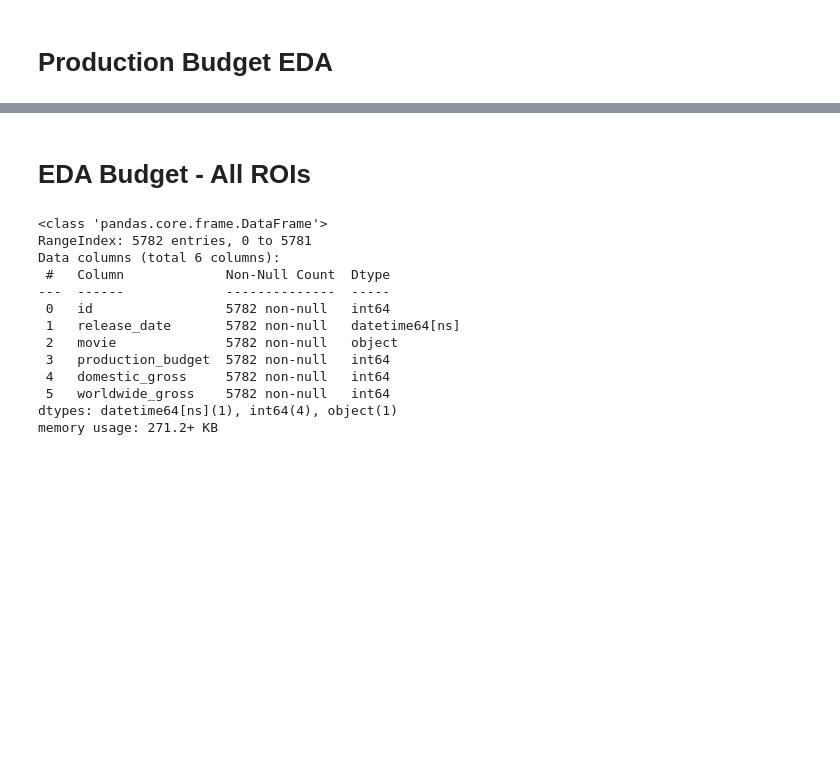
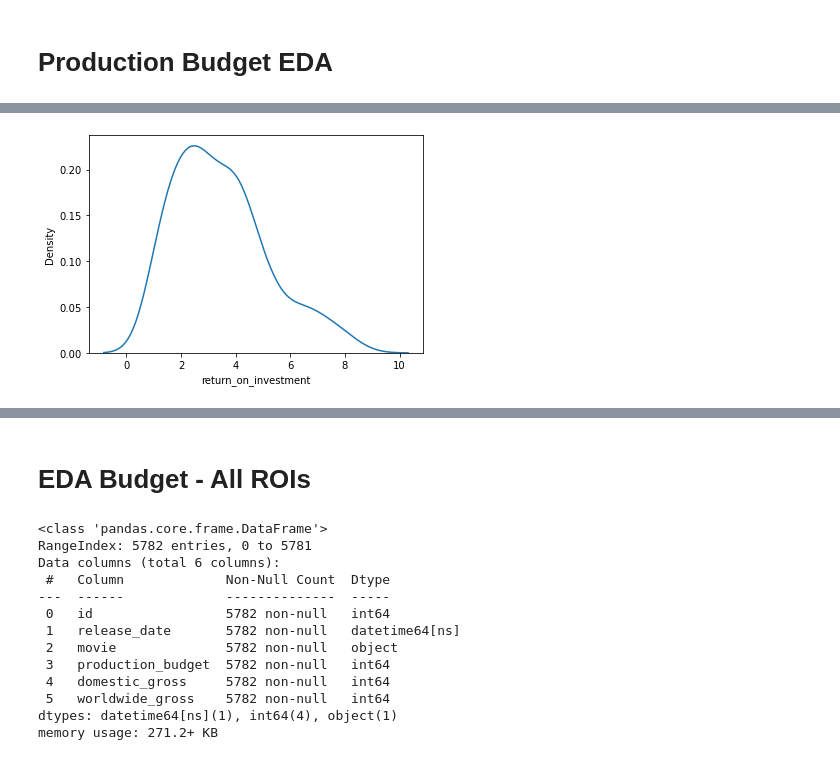
Before and after one commit to LydiaCuffman/film-investment-project, a Jupyter notebook: dsc-phase-2-project-v3-main/JF_working.ipynb, the cells around one changed output, grey strips where cells are left out. Saved outputs shown, nothing was run; the diff lists cells and outputs as text; code cells hidden in the pictures; blank space fills up the shorter version.

```diff
--- a/dsc-phase-2-project-v3-main/JF_working.ipynb
+++ b/dsc-phase-2-project-v3-main/JF_working.ipynb
@@ -188,5 +191,9 @@ min        2.024848
 max        8.483133
 Name: return_on_investment, dtype: float64
+# %%
+sns.kdeplot(df_high_end['return_on_investment']);
+# %% [output]
+[figure, added]
 # %%
 df_tier4['return_on_investment'].describe()
 # %% [output]
```
Also changed, not shown: parts of 39 cells of this notebook, 1 other file.
